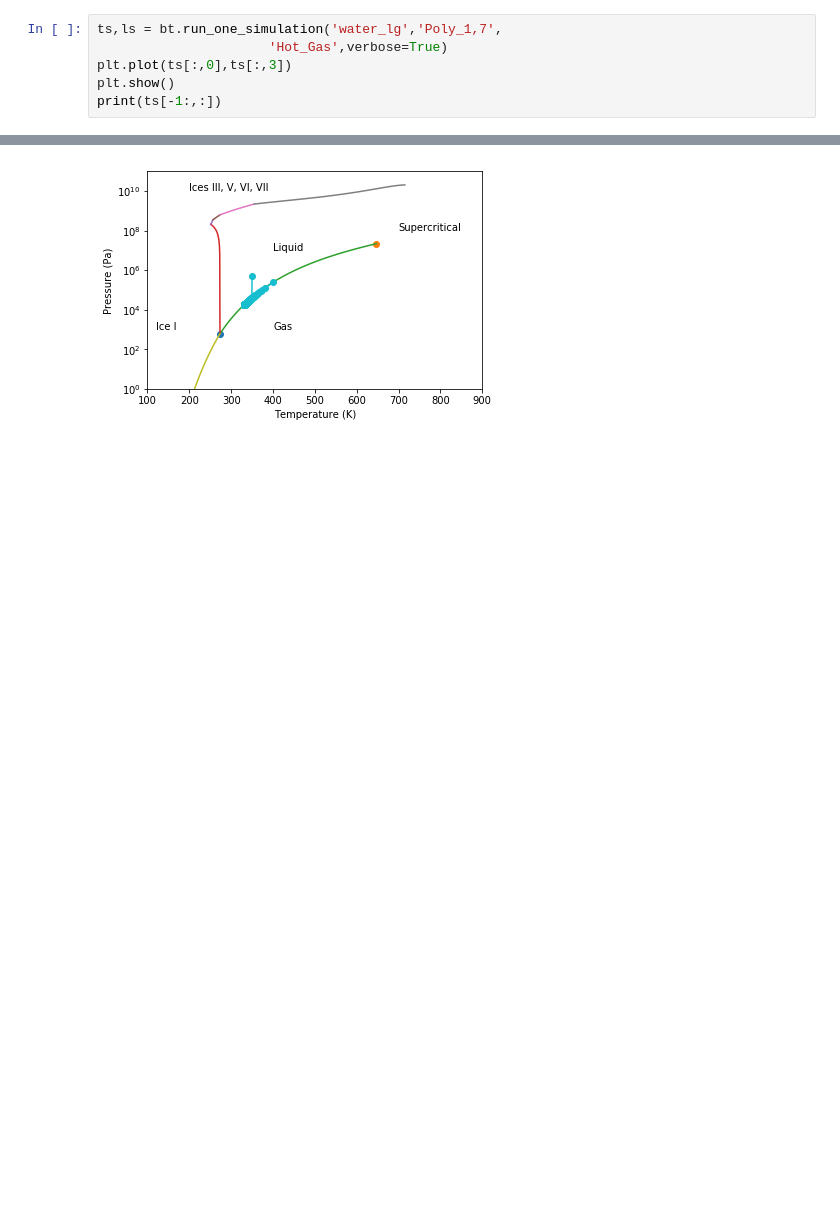
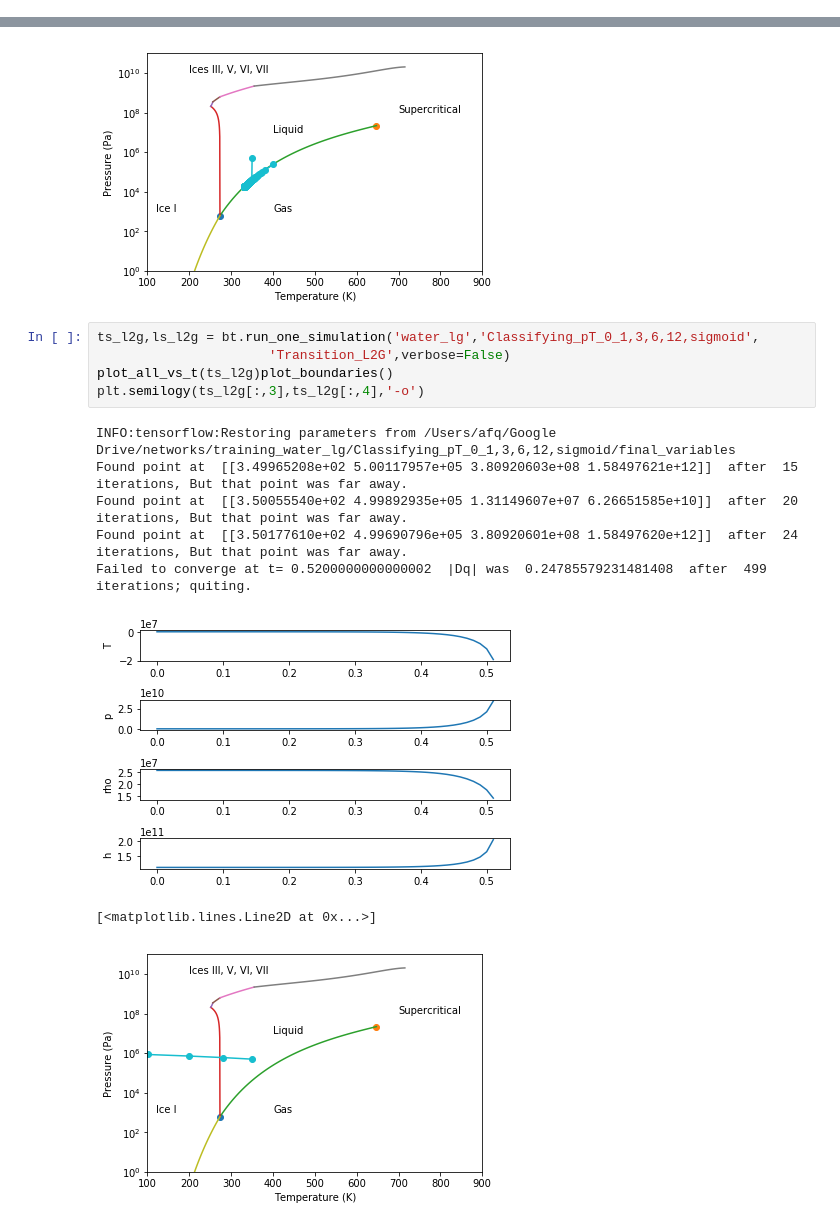
Before and after one commit to afqueiruga/LatentPrimaries, a Jupyter notebook: 9_debugging_one_run.ipynb, the cells around one changed output, grey strips where cells are left out. Drawn from its saved outputs; the diff is of its cells as text; blank space fills up the shorter version.

```diff
--- a/9_debugging_one_run.ipynb
+++ b/9_debugging_one_run.ipynb
@@ -60,9 +64,3 @@ Found point at  [[   293.15       100000.           1006.3500758   54550.8340394
 [figure]
 # %% [markdown]
 ## Hot Gas
-# %%
-ts,ls = bt.run_one_simulation('water_lg','Poly_1,7',
-                      'Hot_Gas',verbose=True)
-plt.plot(ts[:,0],ts[:,3])
-plt.show()
-print(ts[-1:,:])
@@ -175,3 +145,17 @@ Failed to converge at t= 2.949999999999981  |Dq| was  6.939751791931532  after
 [figure]
 [<matplotlib.lines.Line2D at 0x...>]
 [figure]
+# %%
+ts_l2g,ls_l2g = bt.run_one_simulation('water_lg','Classifying_pT_0_1,3,6,12,sigmoid',
+                      'Transition_L2G',verbose=False)
+plot_all_vs_t(ts_l2g)plot_boundaries()
+plt.semilogy(ts_l2g[:,3],ts_l2g[:,4],'-o')
+# %% [output]
+INFO:tensorflow:Restoring parameters from /Users/afq/Google Drive/networks/training_water_lg/Classifying_pT_0_1,3,6,12,sigmoid/final_variables
+Found point at  [[3.49965208e+02 5.00117957e+05 3.80920603e+08 1.58497621e+12]]  after  15  iterations, But that point was far away.
+Found point at  [[3.50055540e+02 4.99892935e+05 1.31149607e+07 6.26651585e+10]]  after  20  iterations, But that point was far away.
+Found point at  [[3.50177610e+02 4.99690796e+05 3.80920601e+08 1.58497620e+12]]  after  24  iterations, But that point was far away.
+Failed to converge at t= 0.5200000000000002  |Dq| was  0.24785579231481408  after  499  iterations; quiting.
+[figure, added]
+[<matplotlib.lines.Line2D at 0x...>]
+[figure, added]
```
Also changed, not shown: parts of 22 cells of this notebook, 1 other file.
